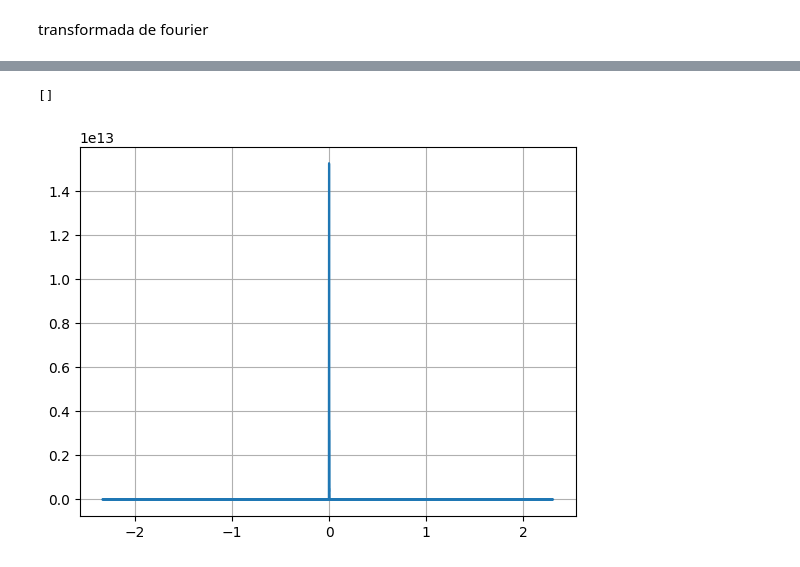
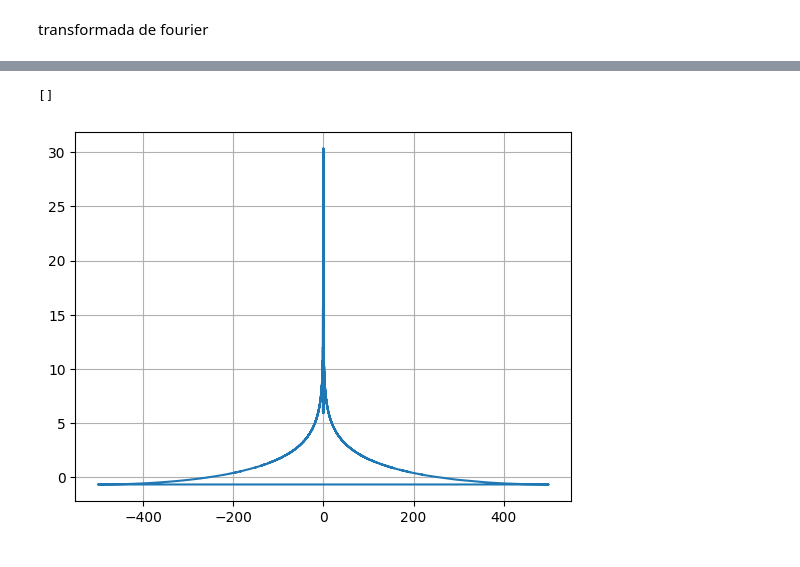
Before and after one commit to mickpires/Duffing-oscilator, a Jupyter notebook: duffing.ipynb, the cells around one changed output, grey strips where cells are left out. Saved outputs shown, nothing was run; the diff lists cells and outputs as text; code cells hidden in the pictures.

```diff
--- a/duffing.ipynb
+++ b/duffing.ipynb
@@ -94,5 +94,5 @@ Text(0, 0.5, 'Velocidade (m/s)')
 transformada de fourier
 # %%
 xf = fft(x1)
-xfreq = fftfreq(len(ts),x1)
+xfreq = fftfreq(len(ts),incremento)
 # %%
@@ -112,9 +124,9 @@ plt.plot()
 # %%
 #gráfico log
 
-plt.plot(xfreq,np.abs(xf)**2)
+plt.plot(xfreq,np.log(np.abs(xf)**2))
 plt.grid(True)
 plt.plot()
 # %% [output]
 []
-[figure, old version]
+[figure, new version]
```
Also changed, not shown: parts of 5 cells of this notebook.
